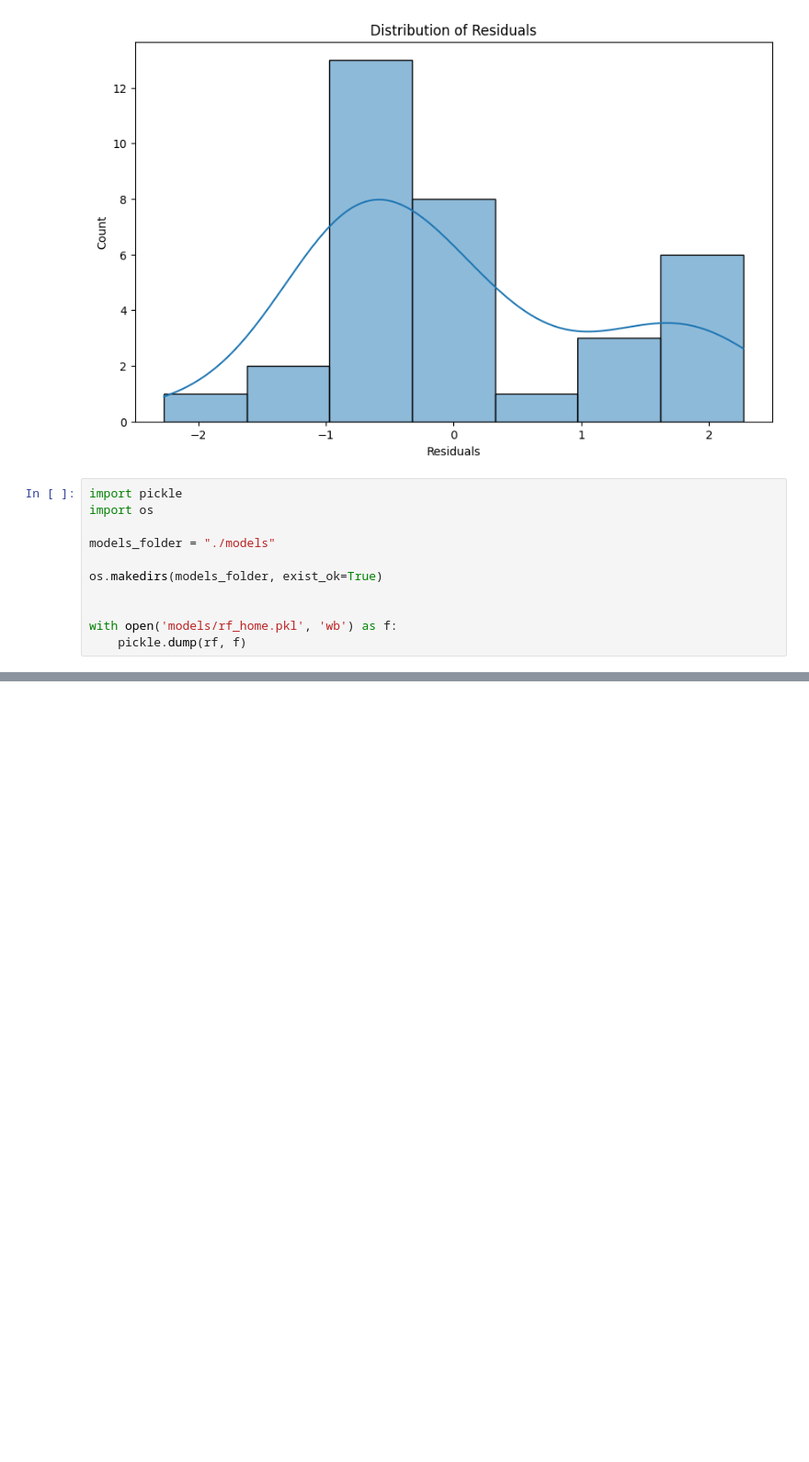
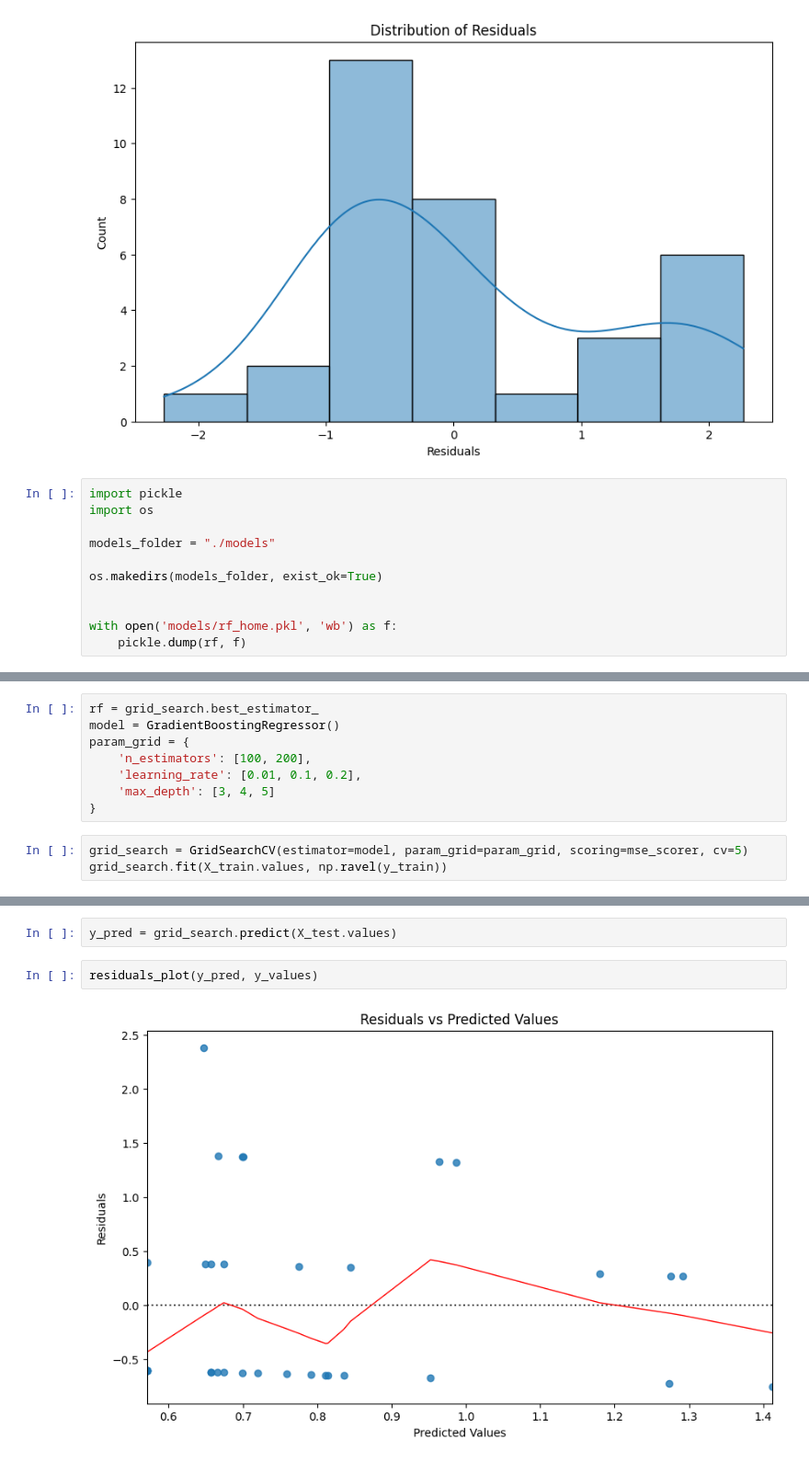
Before and after one commit to kidnixt/penca2k24, a Jupyter notebook: models.ipynb, the cells around one changed output, grey strips where cells are left out. Shown at 92% size. Saved outputs shown, nothing was run; the diff lists cells and outputs as text; blank space fills up the shorter version.

Commit message:
finished away model

```diff
--- a/models.ipynb
+++ b/models.ipynb
@@ -177,0 +266,11 @@ with open('models/rf_home.pkl', 'wb') as f:
+# %%
+rf = grid_search.best_estimator_
+model = GradientBoostingRegressor()
+param_grid = {
+    'n_estimators': [100, 200],
+    'learning_rate': [0.01, 0.1, 0.2],
+    'max_depth': [3, 4, 5]
+}
+# %%
+grid_search = GridSearchCV(estimator=model, param_grid=param_grid, scoring=mse_scorer, cv=5)
+grid_search.fit(X_train.values, np.ravel(y_train))
@@ -177,0 +291,6 @@ with open('models/rf_home.pkl', 'wb') as f:
+# %%
+y_pred = grid_search.predict(X_test.values)
+# %%
+residuals_plot(y_pred, y_values)
+# %% [output]
+[figure, added]
```
Also changed, not shown: parts of 19 cells of this notebook, 1 other file.
